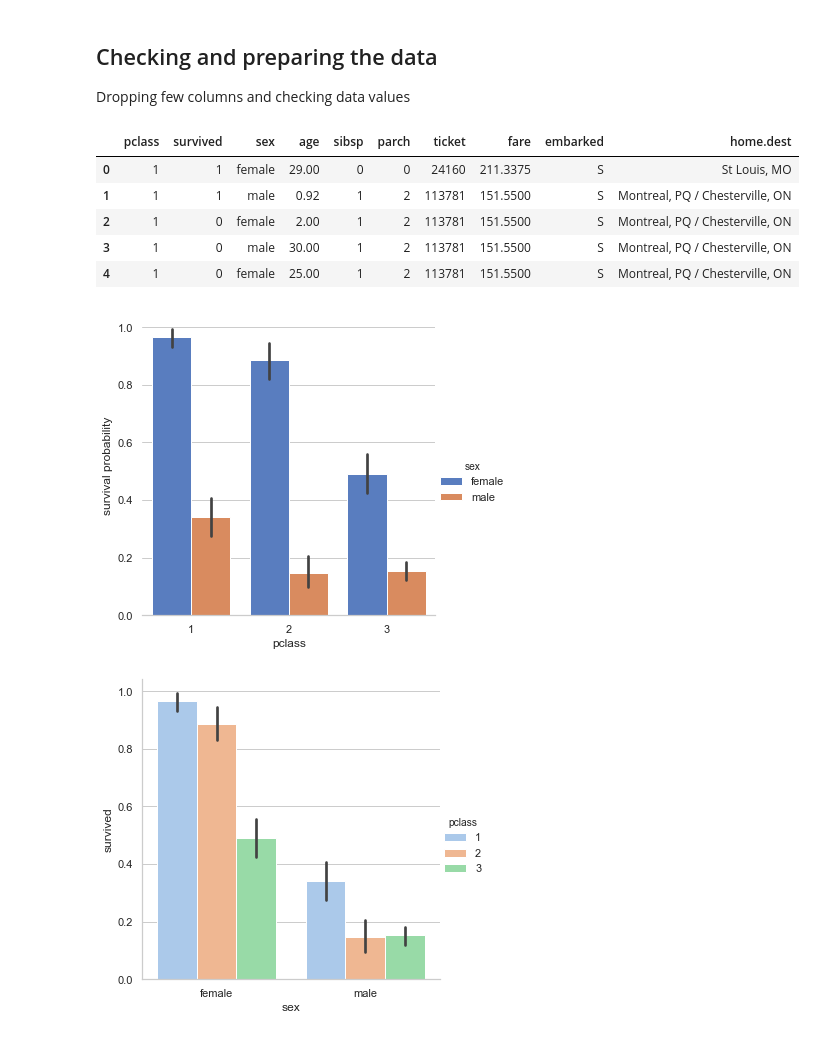
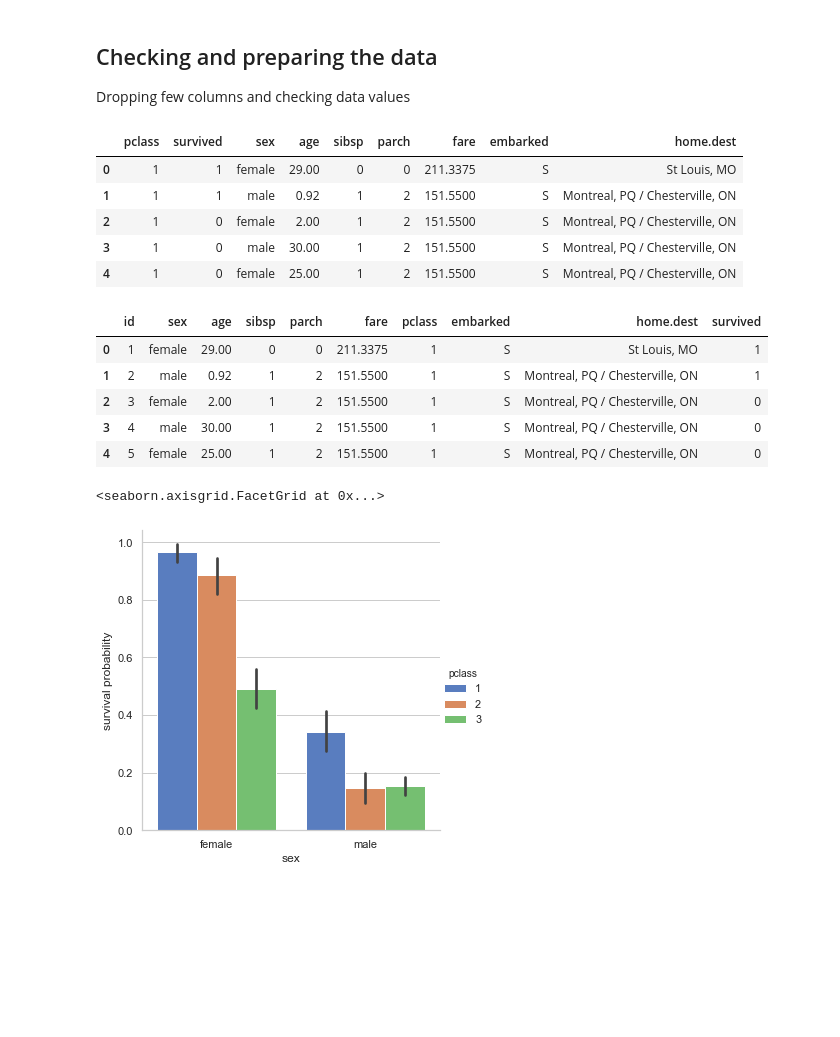
Before and after one commit to antoinedme/titanic-dataset-ml, a Jupyter notebook: Titanic-MachineLearning.ipynb, the cells around one changed output. Cells and saved outputs as stored; diff of their text form; code cells hidden in the pictures; blank space fills up the shorter version.

```diff
--- a/Titanic-MachineLearning.ipynb
+++ b/Titanic-MachineLearning.ipynb
@@ -85,12 +86,12 @@ This dataset describes the survival status of individual passengers on the Titan
 ## Checking and preparing the data
 Dropping few columns and checking data values
 # %%
-titanic.drop(['name','body','boat','cabin'],axis=1,inplace=True)
+titanic.drop(['name','body','boat','cabin','ticket'],axis=1,inplace=True)
 titanic.head()
 # %% [output]
-|  | pclass | survived | sex | age | sibsp | parch | ticket | fare | embarked | home.dest |
-| 0 | 1 | 1 | female | 29.00 | 0 | 0 | 24160 | 211.3375 | S | St Louis, MO |
-| 1 | 1 | 1 | male | 0.92 | 1 | 2 | 113781 | 151.5500 | S | Montreal, PQ / Chesterville, ON |
-| 2 | 1 | 0 | female | 2.00 | 1 | 2 | 113781 | 151.5500 | S | Montreal, PQ / Chesterville, ON |
-| 3 | 1 | 0 | male | 30.00 | 1 | 2 | 113781 | 151.5500 | S | Montreal, PQ / Chesterville, ON |
-| 4 | 1 | 0 | female | 25.00 | 1 | 2 | 113781 | 151.5500 | S | Montreal, PQ / Chesterville, ON |
+|  | pclass | survived | sex | age | sibsp | parch | fare | embarked | home.dest |
+| 0 | 1 | 1 | female | 29.00 | 0 | 0 | 211.3375 | S | St Louis, MO |
+| 1 | 1 | 1 | male | 0.92 | 1 | 2 | 151.5500 | S | Montreal, PQ / Chesterville, ON |
+| 2 | 1 | 0 | female | 2.00 | 1 | 2 | 151.5500 | S | Montreal, PQ / Chesterville, ON |
+| 3 | 1 | 0 | male | 30.00 | 1 | 2 | 151.5500 | S | Montreal, PQ / Chesterville, ON |
+| 4 | 1 | 0 | female | 25.00 | 1 | 2 | 151.5500 | S | Montreal, PQ / Chesterville, ON |
@@ -97,15 +101,26 @@ titanic.head()
+# %%
+# re-order the columns
+titanic = titanic[['id','sex','age','sibsp','parch','fare','pclass','embarked','home.dest','survived']]
+
+# print the dataframe
+titanic.head()
+# %% [output]
+|  | id | sex | age | sibsp | parch | fare | pclass | embarked | home.dest | survived |
+| 0 | 1 | female | 29.00 | 0 | 0 | 211.3375 | 1 | S | St Louis, MO | 1 |
+| 1 | 2 | male | 0.92 | 1 | 2 | 151.5500 | 1 | S | Montreal, PQ / Chesterville, ON | 1 |
+| 2 | 3 | female | 2.00 | 1 | 2 | 151.5500 | 1 | S | Montreal, PQ / Chesterville, ON | 0 |
+| 3 | 4 | male | 30.00 | 1 | 2 | 151.5500 | 1 | S | Montreal, PQ / Chesterville, ON | 0 |
+| 4 | 5 | female | 25.00 | 1 | 2 | 151.5500 | 1 | S | Montreal, PQ / Chesterville, ON | 0 |
 # %%
 # Use Seaborn to visualize survived male and female per class in grouped barplots
 
 import seaborn as sns
 sns.set(style="whitegrid")
 
 # Draw a nested barplot to show survival for class and sex
-g = sns.catplot(x="pclass", y="survived", hue="sex", data=titanic,
-                height=5, kind="bar", palette="muted")
-g.despine(left=True)
-g.set_ylabels("survival probability")
-sns.catplot(x="sex", y="survived", hue="pclass", kind="bar", palette="pastel", data=titanic);
+#g = sns.catplot(x="pclass", y="survived", hue="sex", data=titanic, height=5, kind="bar", palette="muted")
+graph = sns.catplot(x="sex", y="survived", hue="pclass", kind="bar", palette="muted", data=titanic)
+graph.set_ylabels("survival probability")
 # %% [output]
+<seaborn.axisgrid.FacetGrid at 0x...>
-[figure, old version]
+[figure, new version]
-[figure, removed]
```
Also changed, not shown: parts of 8 cells of this notebook.
